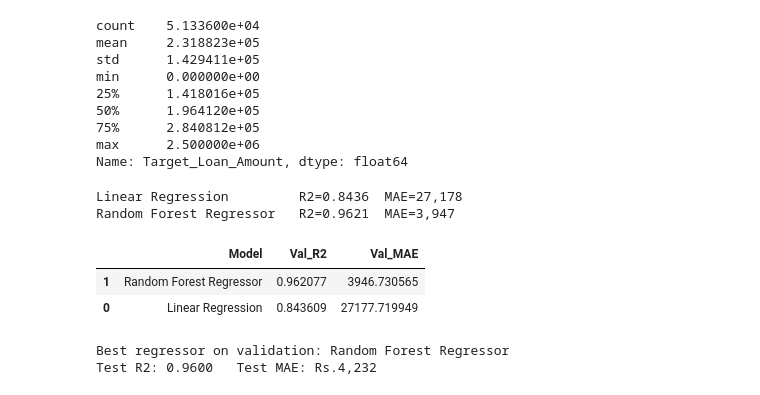
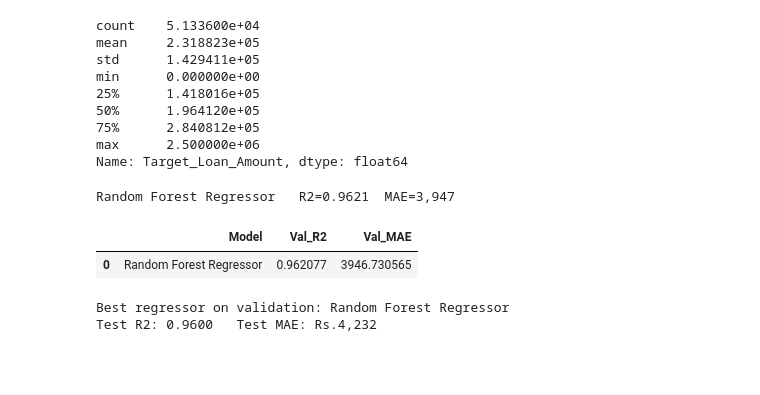
Before and after one commit to AtharvDhiman/FinRisk-Credit-Risk-and-Loan-Recommendation, a Jupyter notebook: notebooks/03_Model_Training_Evaluation.ipynb, the cells around one changed output. Saved outputs shown, nothing was run; the diff lists cells and outputs as text; code cells hidden in the pictures; blank space fills up the shorter version.

```diff
--- a/notebooks/03_Model_Training_Evaluation.ipynb
+++ b/notebooks/03_Model_Training_Evaluation.ipynb
@@ -301,29 +272,26 @@ max      2.500000e+06
 Name: Target_Loan_Amount, dtype: float64
 # %%
 regressors = {
-    "Linear Regression": LinearRegression(),
     "Random Forest Regressor": RandomForestRegressor(n_estimators=50, max_depth=12, min_samples_leaf=8, random_state=42, n_jobs=-1),
 }
 
 reg_results = []
 fitted_regressors = {}
 for name, reg in regressors.items():
     reg.fit(Xr_train, yr_train)
     val_pred = reg.predict(Xr_val)
     r2 = r2_score(yr_val, val_pred)
     mae = mean_absolute_error(yr_val, val_pred)
     reg_results.append({"Model": name, "Val_R2": r2, "Val_MAE": mae})
     fitted_regressors[name] = reg
     print(f"{name:25s} R2={r2:.4f}  MAE={mae:,.0f}")
 
 reg_results_df = pd.DataFrame(reg_results).sort_values('Val_R2', ascending=False)
 reg_results_df
 # %% [output]
-Linear Regression         R2=0.8436  MAE=27,178
 Random Forest Regressor   R2=0.9621  MAE=3,947
 |  | Model | Val_R2 | Val_MAE |
-| 1 | Random Forest Regressor | 0.962077 | 3946.730565 |
-| 0 | Linear Regression | 0.843609 | 27177.719949 |
+| 0 | Random Forest Regressor | 0.962077 | 3946.730565 |
 # %%
 best_reg_name = reg_results_df.iloc[0]['Model']
 best_reg = fitted_regressors[best_reg_name]
```
Also changed, not shown: parts of 7 cells of this notebook, 5 other files.
